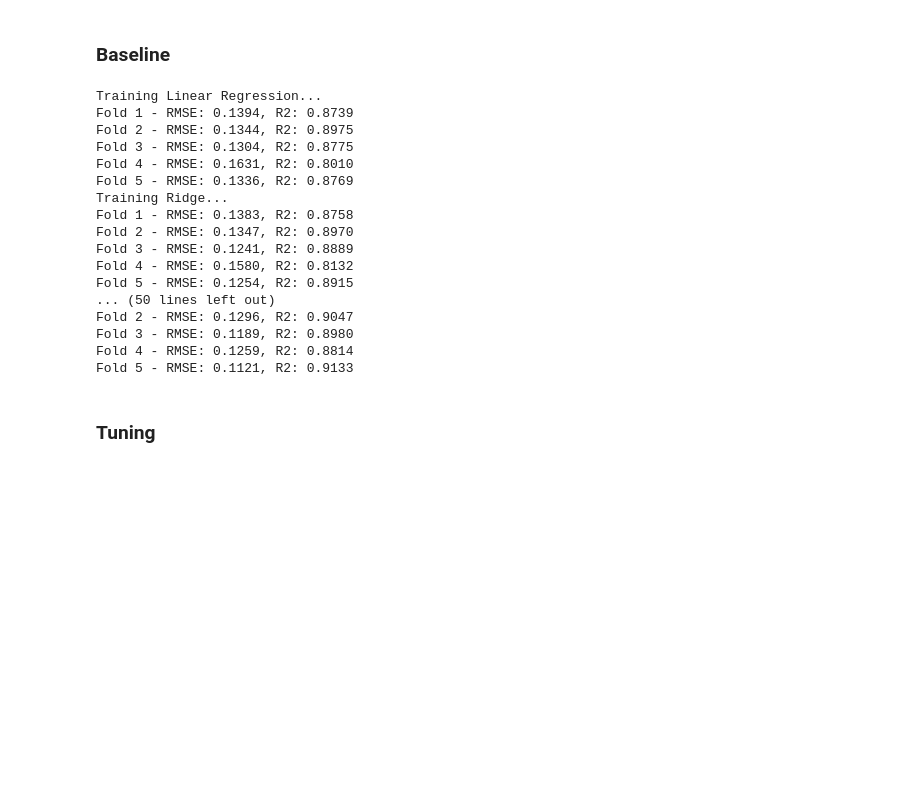
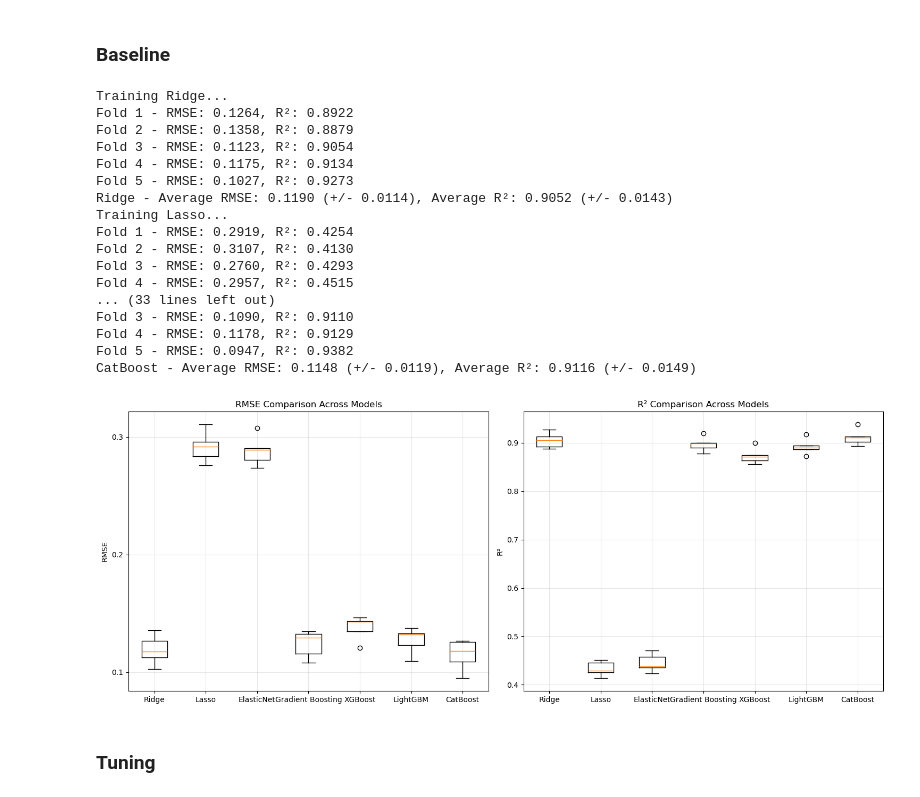
Before and after one commit to tuanphv/ML_Team, a Jupyter notebook: model/feature_engineering_ensemble.ipynb, the cells around one changed output. Drawn from its saved outputs; the diff is of its cells as text; code cells hidden in the pictures; blank space fills up the shorter version.

```diff
--- a/model/feature_engineering_ensemble.ipynb
+++ b/model/feature_engineering_ensemble.ipynb
@@ -483,23 +491,23 @@ df_test_processed = df[df['SalePrice'].isna()].drop(columns=['SalePrice'])
 ### Baseline
 # %%
 base_models = {
-    'Linear Regression': LinearRegression(),
-    'Ridge': Ridge(),
-    'Lasso': Lasso(),
-    'ElasticNet': ElasticNet(),
-    'Random Forest': RandomForestRegressor(random_state=params_cfg['seed']),
+    'Ridge': Ridge(random_state=params_cfg['seed']),
+    'Lasso': Lasso(random_state=params_cfg['seed']),
+    'ElasticNet': ElasticNet(random_state=params_cfg['seed']),
     'Gradient Boosting': GradientBoostingRegressor(random_state=params_cfg['seed']),
     'XGBoost': XGBRegressor(random_state=params_cfg['seed']),
     'LightGBM': LGBMRegressor(random_state=params_cfg['seed'], verbose=-1),
-    'SVR': SVR(),
-    'K-Neighbors': KNeighborsRegressor(),
     'CatBoost': CatBoostRegressor(random_state=params_cfg['seed'], verbose=False, allow_writing_files=False, train_dir=None)
 }
 # %%
 kf = KFold(n_splits=params_cfg['k_folds'], shuffle=True, random_state=params_cfg['seed'])
 
+rmse_results = {}
+r2_results = {}
+
 for model_name, model in base_models.items():
     print(f"Training {model_name}...")
+    rmse_list, r2_list = [], []
     for fold, (train_index, val_index) in enumerate(kf.split(df_train_processed)):
 
         X_train = df_train_processed.iloc[train_index].drop('SalePrice', axis=1)
@@ -511,27 +519,58 @@ for model_name, model in base_models.items():
         y_pred = model.predict(X_val)
 
         rmse = np.sqrt(mean_squared_error(y_val, y_pred))
+        rmse_list.append(rmse)
         r2 = r2_score(y_val, y_pred)
+        r2_list.append(r2)
+        print(f"Fold {fold+1} - RMSE: {rmse:.4f}, R²: {r2:.4f}")
 
-        print(f"Fold {fold+1} - RMSE: {rmse:.4f}, R2: {r2:.4f}")
+    rmse_results[model_name] = rmse_list
+    r2_results[model_name] = r2_list
+    print(f"{model_name} - Average RMSE: {np.mean(rmse_list):.4f} (+/- {np.std(rmse_list):.4f}), Average R²: {np.mean(r2_list):.4f} (+/- {np.std(r2_list):.4f})")
 # %% [output]
-Training Linear Regression...
-Fold 1 - RMSE: 0.1394, R2: 0.8739
-Fold 2 - RMSE: 0.1344, R2: 0.8975
-Fold 3 - RMSE: 0.1304, R2: 0.8775
-Fold 4 - RMSE: 0.1631, R2: 0.8010
-Fold 5 - RMSE: 0.1336, R2: 0.8769
 Training Ridge...
-Fold 1 - RMSE: 0.1383, R2: 0.8758
-Fold 2 - RMSE: 0.1347, R2: 0.8970
-Fold 3 - RMSE: 0.1241, R2: 0.8889
-Fold 4 - RMSE: 0.1580, R2: 0.8132
-Fold 5 - RMSE: 0.1254, R2: 0.8915
-... (50 lines left out)
-Fold 2 - RMSE: 0.1296, R2: 0.9047
-Fold 3 - RMSE: 0.1189, R2: 0.8980
-Fold 4 - RMSE: 0.1259, R2: 0.8814
-Fold 5 - RMSE: 0.1121, R2: 0.9133
+Fold 1 - RMSE: 0.1264, R²: 0.8922
+Fold 2 - RMSE: 0.1358, R²: 0.8879
+Fold 3 - RMSE: 0.1123, R²: 0.9054
+Fold 4 - RMSE: 0.1175, R²: 0.9134
+Fold 5 - RMSE: 0.1027, R²: 0.9273
+Ridge - Average RMSE: 0.1190 (+/- 0.0114), Average R²: 0.9052 (+/- 0.0143)
+Training Lasso...
+Fold 1 - RMSE: 0.2919, R²: 0.4254
+Fold 2 - RMSE: 0.3107, R²: 0.4130
+Fold 3 - RMSE: 0.2760, R²: 0.4293
+Fold 4 - RMSE: 0.2957, R²: 0.4515
+... (33 lines left out)
+Fold 3 - RMSE: 0.1090, R²: 0.9110
+Fold 4 - RMSE: 0.1178, R²: 0.9129
+Fold 5 - RMSE: 0.0947, R²: 0.9382
+CatBoost - Average RMSE: 0.1148 (+/- 0.0119), Average R²: 0.9116 (+/- 0.0149)
+# %%
+from matplotlib import ticker
+
+# Vẽ 2 subplot cạnh nhau
+fig, (ax1, ax2) = plt.subplots(1, 2, figsize=(15, 6))
+
+# Boxplot cho RMSE
+ax1.boxplot(rmse_results.values())
+ax1.set_xticklabels(rmse_results.keys())
+ax1.yaxis.set_major_locator(ticker.MultipleLocator(0.1))
+ax1.set_title('RMSE Comparison Across Models')
+ax1.set_ylabel('RMSE')
+ax1.grid(True, alpha=0.3)
+
+# Boxplot cho R²
+ax2.boxplot(r2_results.values())
+ax2.set_xticklabels(r2_results.keys())
+ax2.yaxis.set_major_locator(ticker.MultipleLocator(0.1))
+ax2.set_title('R² Comparison Across Models')
+ax2.set_ylabel('R²')
+ax2.grid(True, alpha=0.3)
+
+plt.tight_layout()
+plt.show()
+# %% [output]
+[figure, added]
 # %% [markdown]
 ### Tuning
 # %%
```
Also changed, not shown: parts of 19 cells of this notebook, 1 other file.
